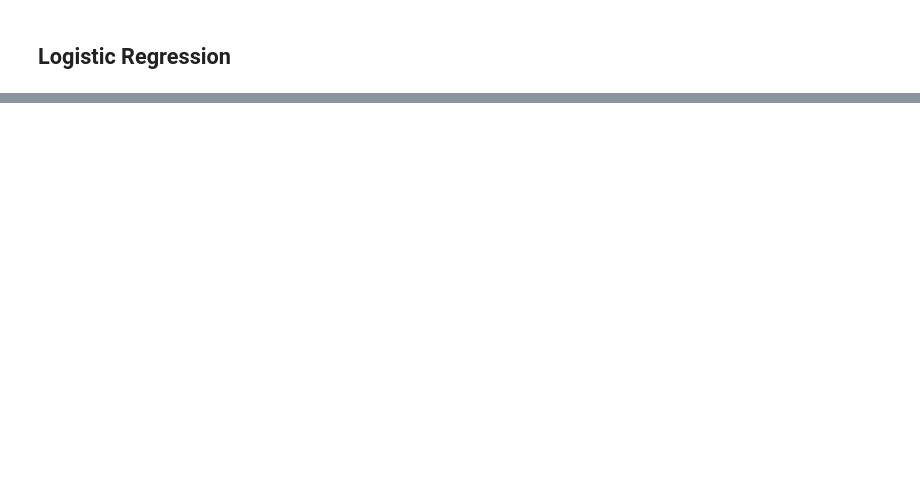
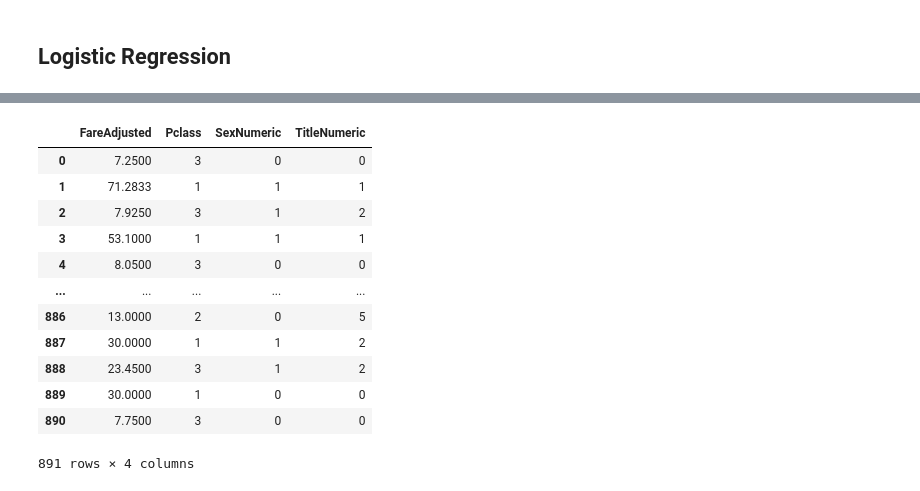
Before and after one commit to osofariu/titanic, a Jupyter notebook: titanic_kernel_ovi.ipynb, the cells around one changed output, grey strips where cells are left out. Cells and saved outputs as stored; diff of their text form; code cells hidden in the pictures; blank space fills up the shorter version.

Commit message:
all the things

```diff
--- a/titanic_kernel_ovi.ipynb
+++ b/titanic_kernel_ovi.ipynb
@@ -272,0 +255,63 @@ print(f'score: {clf.score(X, y)}')
+# %%
+# Things I did not use
+
+# passenger has a cabin (if NaN, no cabin)
+t_train['CabinPresent'] = t_train['Cabin'].fillna(0)
+t_train['CabinPresent'] = np.where(t_train['CabinPresent'] != 0, 1, 0)
+
+# location of cabin.. naive mapping based on the first letter of the Cabin location
+import string
+t_train['Deck'] = \
+    t_train['Cabin'].map(lambda cabin: cabin[0] if (type(cabin) == str) else "U")
+
+# thought large number of siblings might help (it didn't)
+t_train['SibSpLarge'] = t_train['SibSp'].map(lambda ct: 1 if ct > 3 else 0)
+#t_train['SibSpLarge'].value_counts()
+
+# people with the same last name may be a family; add feature that represent this count to each person
+# doesn't seem to help
+t_train['LastName'] = t_train['Name'].map(lambda name: name.split(',')[0])
+familyCount = t_train.groupby('LastName')['LastName'].count()
+t_train['FamilyCount'] = t_train['LastName'].map(lambda lastName: familyCount[lastName])
+t_train['FamilyScore'] = t_train.FamilyCount + t_train.SibSp + t_train.Parch
+
+t_train['FamSize_Single'] = t_train['FamilyScore'].map(lambda score: score == 1)
+t_train['FamSize_Small'] = t_train['FamilyScore'].map(lambda score: 1 < score <= 3)
+t_train['FamSize_Medium'] = t_train['FamilyScore'].map(lambda score: 3 < score <= 5)
+t_train['FamSize_Large'] = t_train['FamilyScore'].map(lambda score: 5 < score)
+# next, try using the SibSp to correlate against this count..
+# but do people with siblings or spouses have a higher chance of surviving?
+
+#t_train['Fare'].map(lambda amt: int(amt / 10) * 10).value_counts()
+ave_fare = t_train['Fare'].median()
+t_train['FareWithDefault'] = t_train['Fare'].map(lambda fare: fare if fare > 0 else ave_fare)
+
+
+# this actually hurts
+t_train['IsChild'] = t_train['AgeAdjusted'].map(lambda age: 1 if (age <= 12.0) else 0)
+
+
+# extract titles
+get_index = lambda x, xs: [i for (y, i) in zip(xs, range(len(xs))) if x == y][0]
+
+t_train['Title'] = t_train_orig['Name'].map(lambda name: [title for title in name.split(' ') if '.' in title][0])
+titles = t_train['Title'].unique()
+
+t_train['TitleNumeric'] = t_train['Title'].map(lambda title: get_index(title, titles))
+
+feature_cols = ['FareAdjusted', 'Pclass', 'SexNumeric', 'TitleNumeric']
+t_train[feature_cols]
+# %% [output]
+|  | FareAdjusted | Pclass | SexNumeric | TitleNumeric |
+| 0 | 7.2500 | 3 | 0 | 0 |
+| 1 | 71.2833 | 1 | 1 | 1 |
+| 2 | 7.9250 | 3 | 1 | 2 |
+| 3 | 53.1000 | 1 | 1 | 1 |
+| 4 | 8.0500 | 3 | 0 | 0 |
+| ... | ... | ... | ... | ... |
+| 886 | 13.0000 | 2 | 0 | 5 |
+| 887 | 30.0000 | 1 | 1 | 2 |
+| 888 | 23.4500 | 3 | 1 | 2 |
+| 889 | 30.0000 | 1 | 0 | 0 |
+| 890 | 7.7500 | 3 | 0 | 0 |
+891 rows × 4 columns
```
Also changed, not shown: parts of 13 cells of this notebook, 3 other files.
